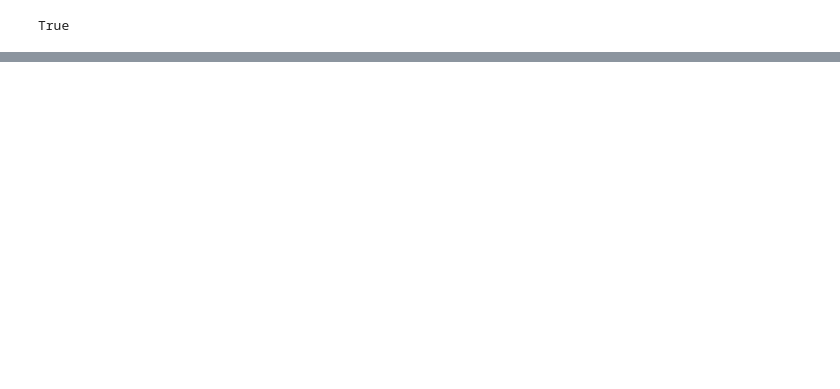
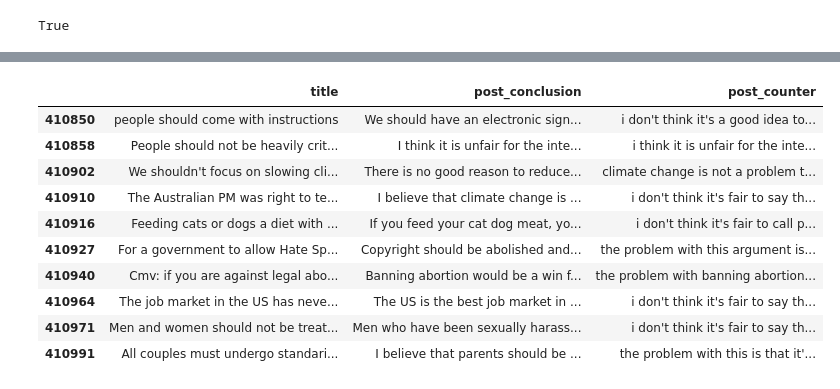
Before and after one commit to webis-de/eacl23-conclusion-based-counter-argument-generation, a Jupyter notebook: shared_encoder/multitask_shared_encoder.ipynb, the cells around one changed output, grey strips where cells are left out. Cells and saved outputs as stored; diff of their text form; code cells hidden in the pictures; blank space fills up the shorter version.

```diff
--- a/shared_encoder/multitask_shared_encoder.ipynb
+++ b/shared_encoder/multitask_shared_encoder.ipynb
@@ -412,0 +567,25 @@ for i in range(len(refs_all)):
+# %%
+test_df = pd.read_pickle('../../../data-ceph/arguana/arg-generation/multi-taks-counter-argument-generation/reddit_data/conclusion_and_ca_generation/test_conclusion_all_preprocessed.pkl')
+# %%
+gen_kwargs = {
+    "do_sample": False,
+    "max_length":100,
+    "min_length":50,
+    "top_p":0.95,
+    "num_beams":4,
+}
+
+
+attacks = generate_texts(multitask_model, tokenizer, test_df, gen_kwargs, 'counter_gen')
+# %%
+gen_kwargs = {
+    "do_sample": False,
+    "max_length":100,
+    "min_length":10,
+    "num_beams":4,
+}
+
+conclusions = generate_texts(multitask_model, tokenizer, test_df, gen_kwargs, 'conclusion_gen')
+# %%
+test_df['post_conclusion'] = conclusions
+test_df['post_counter'] = attacks
@@ -412,0 +594,14 @@ for i in range(len(refs_all)):
+# %%
+test_df[['title', 'post_conclusion', 'post_counter']].head(n=10)
+# %% [output]
+|  | title | post_conclusion | post_counter |
+| 410850 | people should come with instructions | We should have an electronic sign... | i don't think it's a good idea to... |
+| 410858 | People should not be heavily crit... | I think it is unfair for the inte... | i think it is unfair for the inte... |
+| 410902 | We shouldn't focus on slowing cli... | There is no good reason to reduce... | climate change is not a problem t... |
+| 410910 | The Australian PM was right to te... | I believe that climate change is ... | i don't think it's fair to say th... |
+| 410916 | Feeding cats or dogs a diet with ... | If you feed your cat dog meat, yo... | i don't think it's fair to call p... |
+| 410927 | For a government to allow Hate Sp... | Copyright should be abolished and... | the problem with this argument is... |
+| 410940 | Cmv: if you are against legal abo... | Banning abortion would be a win f... | the problem with banning abortion... |
+| 410964 | The job market in the US has neve... | The US is the best job market in ... | i don't think it's fair to say th... |
+| 410971 | Men and women should not be treat... | Men who have been sexually harass... | i don't think it's fair to say th... |
+| 410991 | All couples must undergo standari... | I believe that parents should be ... | the problem with this is that it'... |
```
Also changed, not shown: parts of 72 cells of this notebook, 15 other files.
